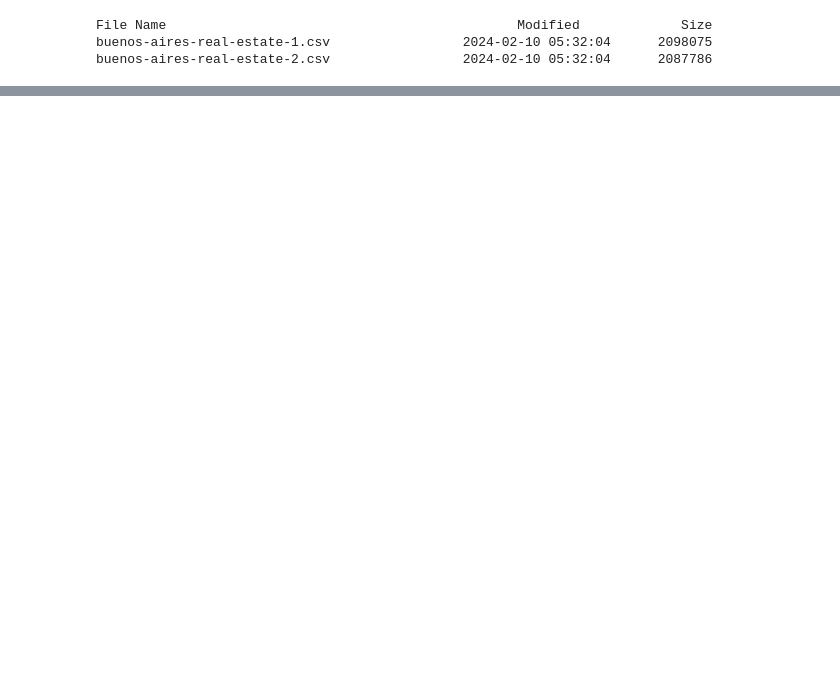
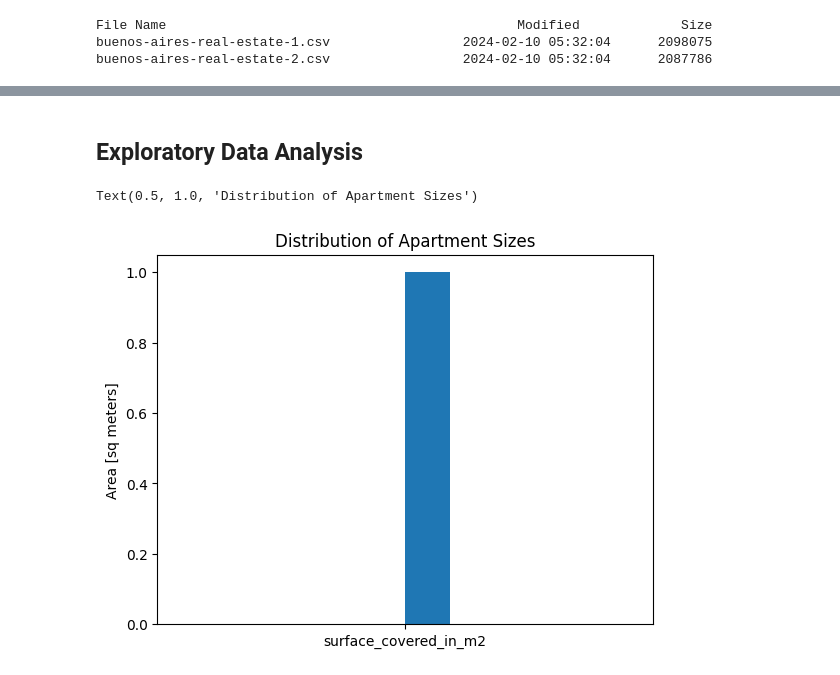
Before and after one commit to Tee-AiEng/Projects, a Jupyter notebook: housing_prices_bune/Housing.ipynb, the cells around one changed output, grey strips where cells are left out. Cells and saved outputs as stored; diff of their text form; code cells hidden in the pictures; blank space fills up the shorter version.

```diff
--- a/housing_prices_bune/Housing.ipynb
+++ b/housing_prices_bune/Housing.ipynb
@@ -54,0 +103,9 @@ df shape: (8606, 16)
+# %% [markdown]
+## Exploratory Data Analysis
+# %%
+plt.hist("surface_covered_in_m2")
+plt.ylabel("Area [sq meters]")
+plt.title("Distribution of Apartment Sizes")
+# %% [output]
+Text(0.5, 1.0, 'Distribution of Apartment Sizes')
+[figure, added]
```
Also changed, not shown: parts of 24 cells of this notebook, 3 other files.
